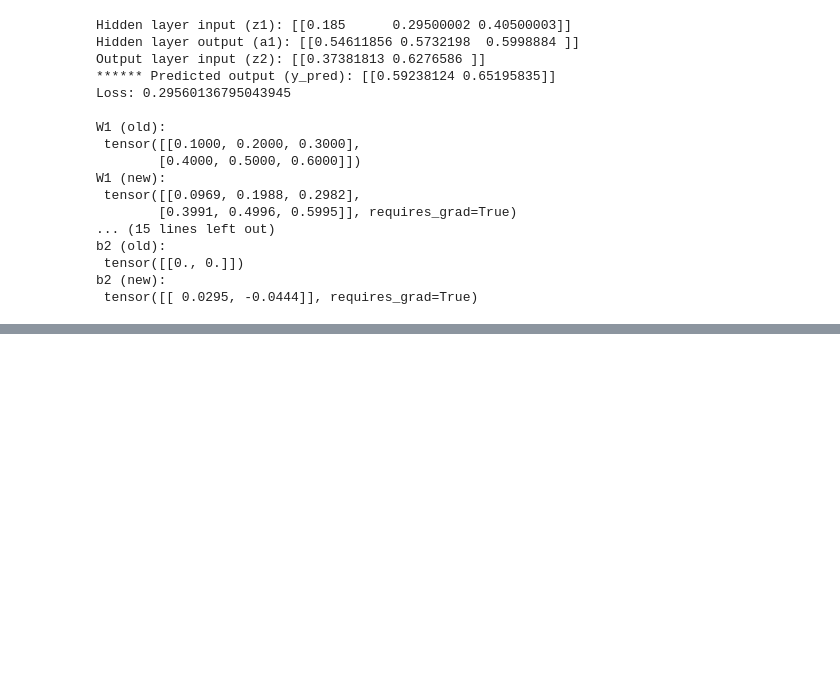
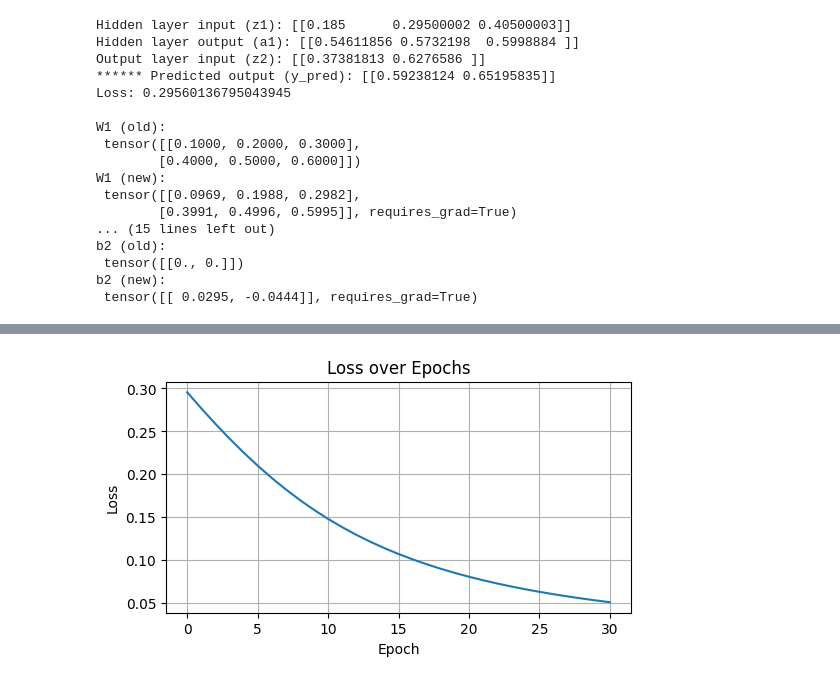
Before and after one commit to stephendyoung/MAE_5020_Spring_2025, a Jupyter notebook: 06_01_simple_nn_hand_calculation.ipynb, the cells around one changed output, grey strips where cells are left out. Cells and saved outputs as stored; diff of their text form; code cells hidden in the pictures; blank space fills up the shorter version.

```diff
--- a/06_01_simple_nn_hand_calculation.ipynb
+++ b/06_01_simple_nn_hand_calculation.ipynb
@@ -91,0 +179,92 @@ b2 (new):
+# %%
+import torch
+import matplotlib.pyplot as plt
+import matplotlib.animation as animation
+import numpy as np
+
+# Input and target values
+x = torch.tensor([[0.85, 0.25]], dtype=torch.float32)
+y_true = torch.tensor([[1.0, 0.0]], dtype=torch.float32)
+
+# Hyperparameters
+lr = 0.3
+epochs = 31
+
+# Initialize weights and biases
+W1 = torch.tensor([[0.1, 0.2, 0.3],
+                   [0.4, 0.5, 0.6]], dtype=torch.float32, requires_grad=True)
+b1 = torch.zeros((1, 3), dtype=torch.float32, requires_grad=True)
+
+W2 = torch.tensor([[0.25, 0.50],
+                   [0.1, 0.2],
+                   [0.3, 0.4]], dtype=torch.float32, requires_grad=True)
+b2 = torch.zeros((1, 2), dtype=torch.float32, requires_grad=True)
+
+# History for animation
+loss_history = []
+W1_vals = []
+W2_vals = []
+
+# Training loop
+for epoch in range(epochs):
+    z1 = x @ W1 + b1
+    a1 = torch.sigmoid(z1)
+    z2 = a1 @ W2 + b2
+    y_pred = torch.sigmoid(z2)
+
+    loss = torch.mean((y_true - y_pred) ** 2)
+    loss_history.append(loss.item())
+    W1_vals.append(W1.detach().numpy().copy())
+    W2_vals.append(W2.detach().numpy().copy())
+
+    loss.backward()
+    with torch.no_grad():
+        W1 -= lr * W1.grad
+        b1 -= lr * b1.grad
+        W2 -= lr * W2.grad
+        b2 -= lr * b2.grad
+
+        W1.grad.zero_()
+        b1.grad.zero_()
+        W2.grad.zero_()
+        b2.grad.zero_()
+
+# Plot loss
+plt.figure(figsize=(6, 3))
+plt.plot(loss_history)
+plt.title("Loss over Epochs")
+plt.xlabel("Epoch")
+plt.ylabel("Loss")
+plt.grid(True)
+plt.show()
+
+# Print loss and weights
+print(f"\nEpoch {epoch}")
+print(f"Loss: {loss.item():.6f}")
+print("W1:", W1.detach().numpy())
+print("b1:", b1.detach().numpy())
+print("W2:", W2.detach().numpy())
+print("b2:", b2.detach().numpy())
+
+# Animate weight changes
+fig, ax = plt.subplots(figsize=(6, 3))
+ax.set_title("Weight Evolution (W1 and W2)")
+ax.set_ylim(-2, 2)
+ax.set_xlim(0.5, 12.5)
+ax.set_xticks(range(1, 13, 1))
+ax.set_xlabel("Weight Index")
+ax.set_ylabel("Weight Value")
+bars = ax.bar(range(1, 13), [0]*12)
+
+def animate(i):
+    W1_flat = W1_vals[i].flatten()
+    W2_flat = W2_vals[i].flatten()
+    all_weights = np.concatenate([W1_flat, W2_flat])
+    for bar, height in zip(bars, all_weights):
+        bar.set_height(height)
+    ax.set_title(f"Epoch {i+1}")
+
+ani = animation.FuncAnimation(fig, animate, frames=epochs, repeat=False)
+ani.save("nn_weight_updates.gif", writer="pillow", fps=15)
+# %% [output]
+[figure, added]
```
Also changed, not shown: parts of 2 cells of this notebook.
